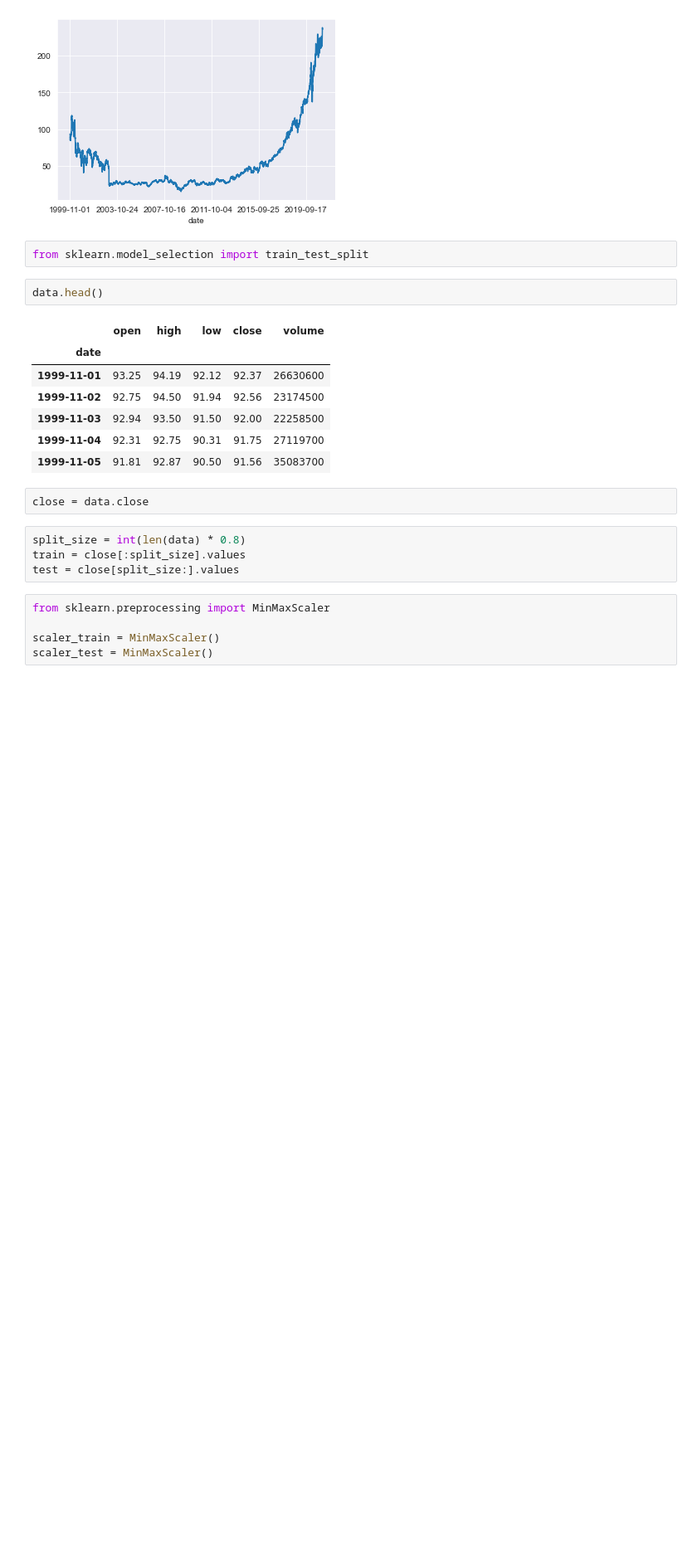
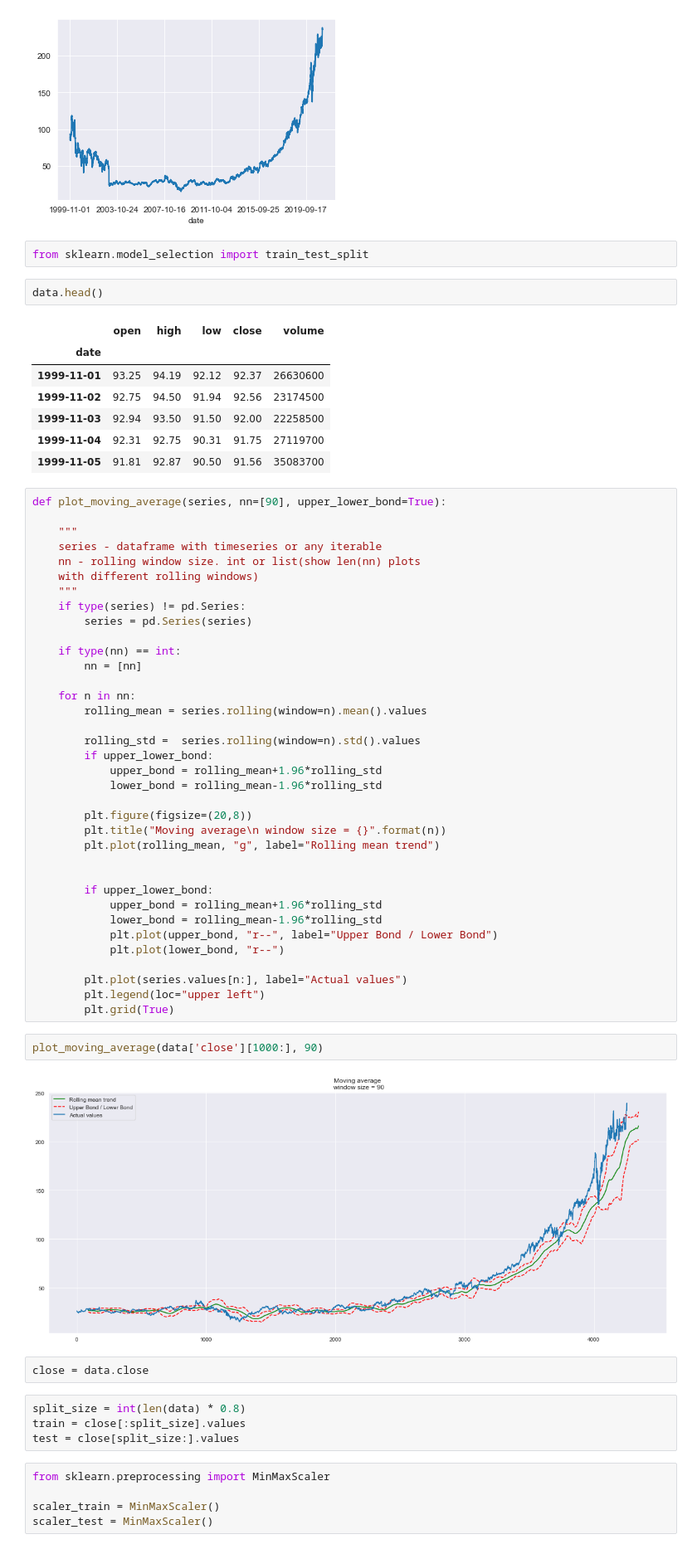
Before and after one commit to IKamsh/Stocks_monitoring, a Jupyter notebook: experimentations.ipynb, the cells around one changed output. Shown: that part at 83% size. Saved outputs shown, nothing was run; the diff lists cells and outputs as text; blank space fills up the shorter version.

```diff
--- a/experimentations.ipynb
+++ b/experimentations.ipynb
@@ -25,6 +25,46 @@ data.head()
 | 1999-11-03 | 92.94 | 93.50 | 91.50 | 92.00 | 22258500 |
 | 1999-11-04 | 92.31 | 92.75 | 90.31 | 91.75 | 27119700 |
 | 1999-11-05 | 91.81 | 92.87 | 90.50 | 91.56 | 35083700 |
+# %%
+def plot_moving_average(series, nn=[90], upper_lower_bond=True):
+
+    """
+    series - dataframe with timeseries or any iterable
+    nn - rolling window size. int or list(show len(nn) plots
+    with different rolling windows)
+    """
+    if type(series) != pd.Series:
+        series = pd.Series(series)
+
+    if type(nn) == int:
+        nn = [nn]
+
+    for n in nn:
+        rolling_mean = series.rolling(window=n).mean().values
+
+        rolling_std =  series.rolling(window=n).std().values
+        if upper_lower_bond:
+            upper_bond = rolling_mean+1.96*rolling_std
+            lower_bond = rolling_mean-1.96*rolling_std
+
+        plt.figure(figsize=(20,8))
+        plt.title("Moving average\n window size = {}".format(n))
+        plt.plot(rolling_mean, "g", label="Rolling mean trend")
+
+
+        if upper_lower_bond:
+            upper_bond = rolling_mean+1.96*rolling_std
+            lower_bond = rolling_mean-1.96*rolling_std
+            plt.plot(upper_bond, "r--", label="Upper Bond / Lower Bond")
+            plt.plot(lower_bond, "r--")
+
+        plt.plot(series.values[n:], label="Actual values")
+        plt.legend(loc="upper left")
+        plt.grid(True)
+# %%
+plot_moving_average(data['close'][1000:], 90)
+# %% [output]
+[figure, added]
 # %%
 close = data.close
 # %%
```
Also changed, not shown: parts of 9 cells of this notebook, 1 other file.
